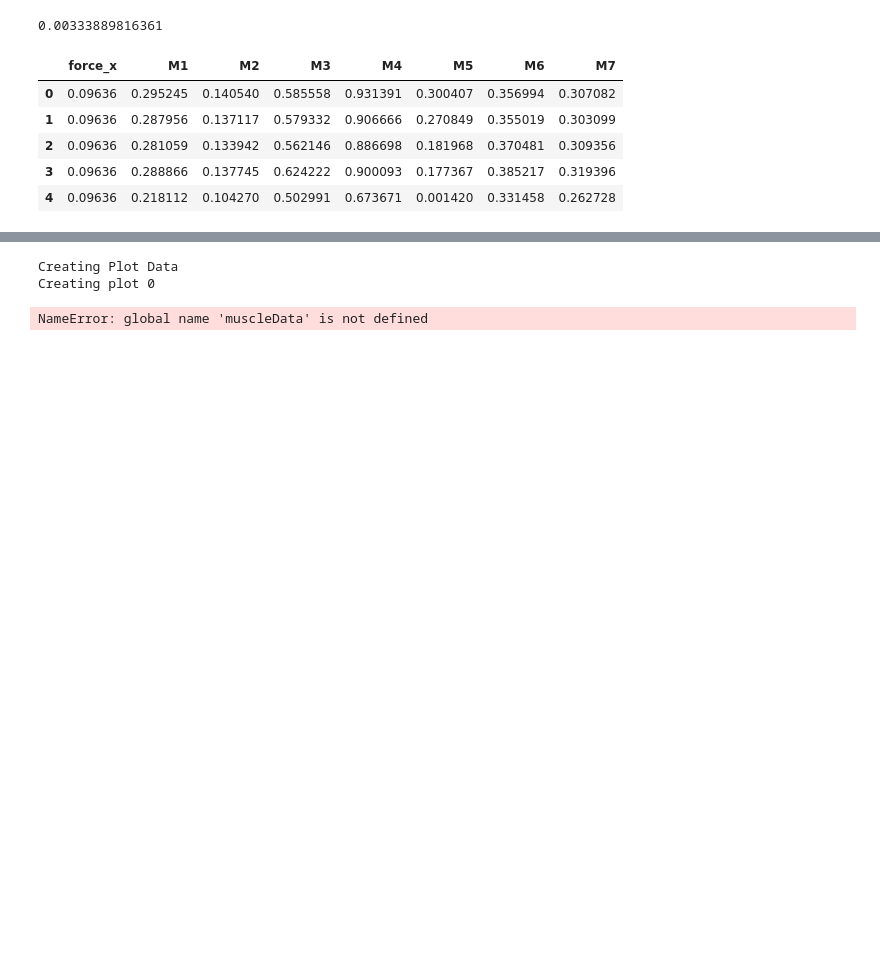
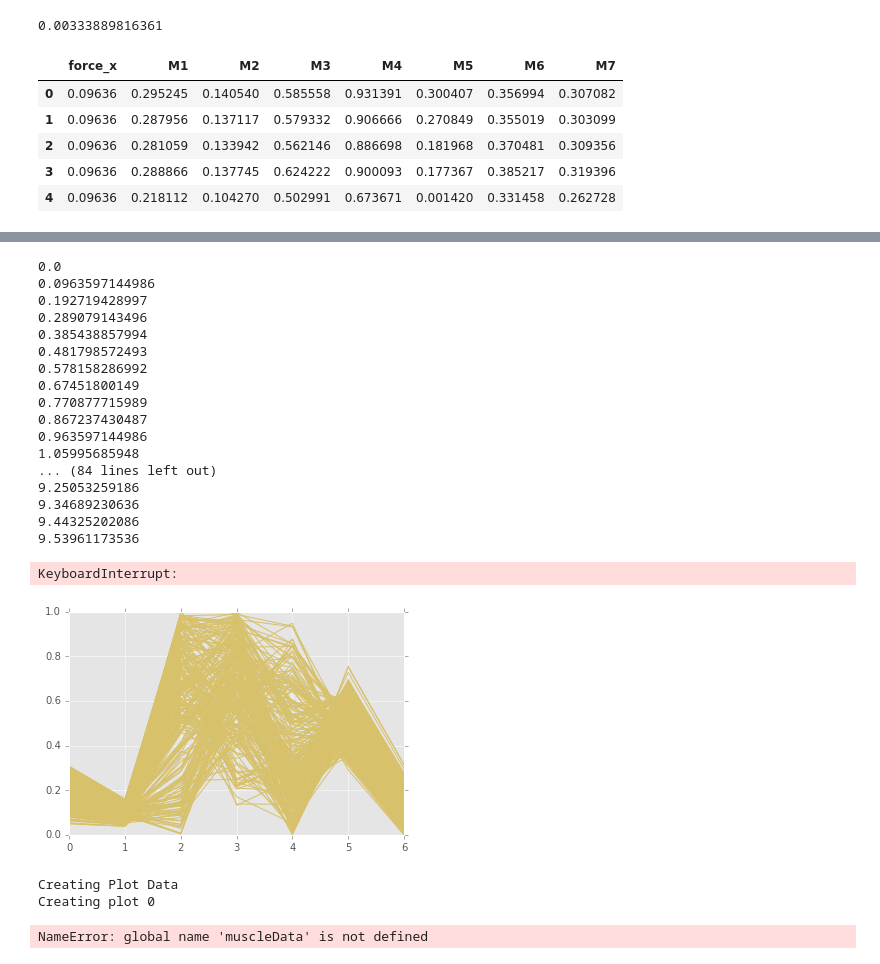
Before and after one commit to DeepReLe/biomechanics-visualization, a Jupyter notebook: Muscle Activation Visualization.ipynb, the cells around one changed output, grey strips where cells are left out. Drawn from its saved outputs; the diff is of its cells as text; code cells hidden in the pictures; blank space fills up the shorter version.

Commit message:
Modify animations

```diff
--- a/Muscle Activation Visualization.ipynb
+++ b/Muscle Activation Visualization.ipynb
@@ -140,7 +139,7 @@ def createParacoordAnimation(df, filename='paracoord_animation', anim_format='gi
 
     N = len(output_forces)
 
-    for n, force in enumerate(sorted(set(output_forces))[:N:2]):
+    for n, force in enumerate(set(output_forces)[:N:2]):
         print force
 
         alpha = float(n)/N
@@ -150,7 +149,7 @@ def createParacoordAnimation(df, filename='paracoord_animation', anim_format='gi
         fig, plot = plotParaCoordActivations(plotData, fig, alpha, 'force_x')
 
         img = sio.StringIO()
-        fig.savefig(img, format='png')
+        fig.savefig(img, format='png', dpi=800)
         img.seek(0)
         images.append(imageio.imread(img))
 
@@ -159,7 +158,27 @@ def createParacoordAnimation(df, filename='paracoord_animation', anim_format='gi
     imageio.mimsave("{filename}.{anim_format}", images)
 # %%
 # Call to create the animation
-# createParacoordAnimation(data)
+createParacoordAnimation(data, anim_format="mp4")
+# %% [output]
+0.0
+0.0963597144986
+0.192719428997
+0.289079143496
+0.385438857994
+0.481798572493
+0.578158286992
+0.67451800149
+0.770877715989
+0.867237430487
+0.963597144986
+1.05995685948
+... (84 lines left out)
+9.25053259186
+9.34689230636
+9.44325202086
+9.53961173536
+KeyboardInterrupt:
+[figure, added]
 # %%
 def createPDFPlotForMuscle(ax, title, xs, density, x_min, x_max, y_min, y_max):
 
```
Also changed, not shown: parts of 2 cells of this notebook.
